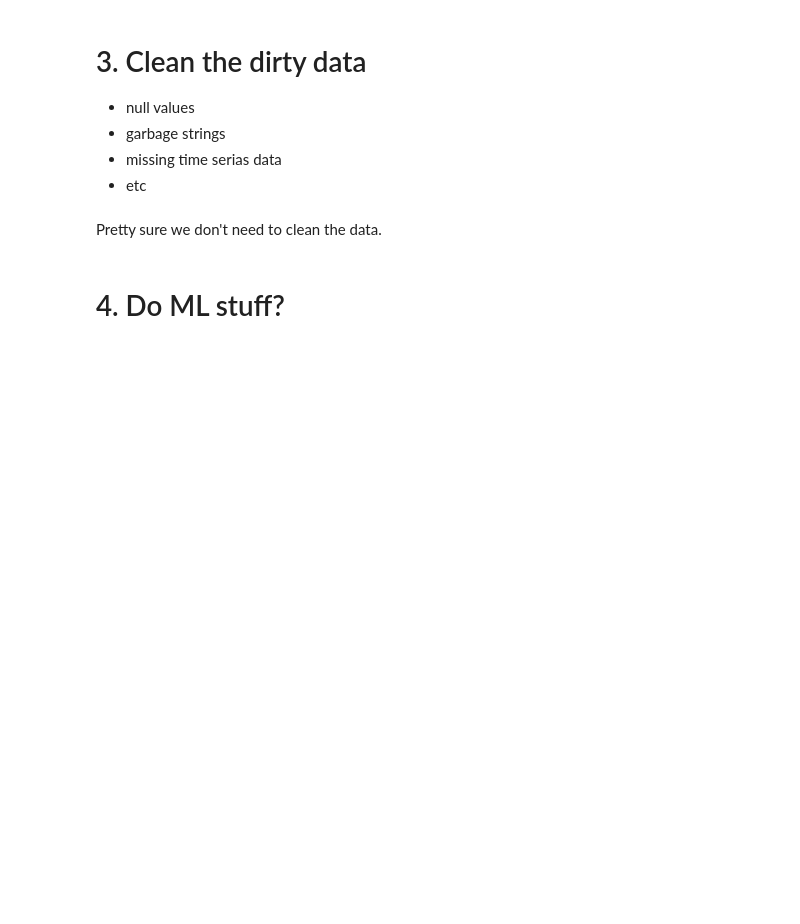
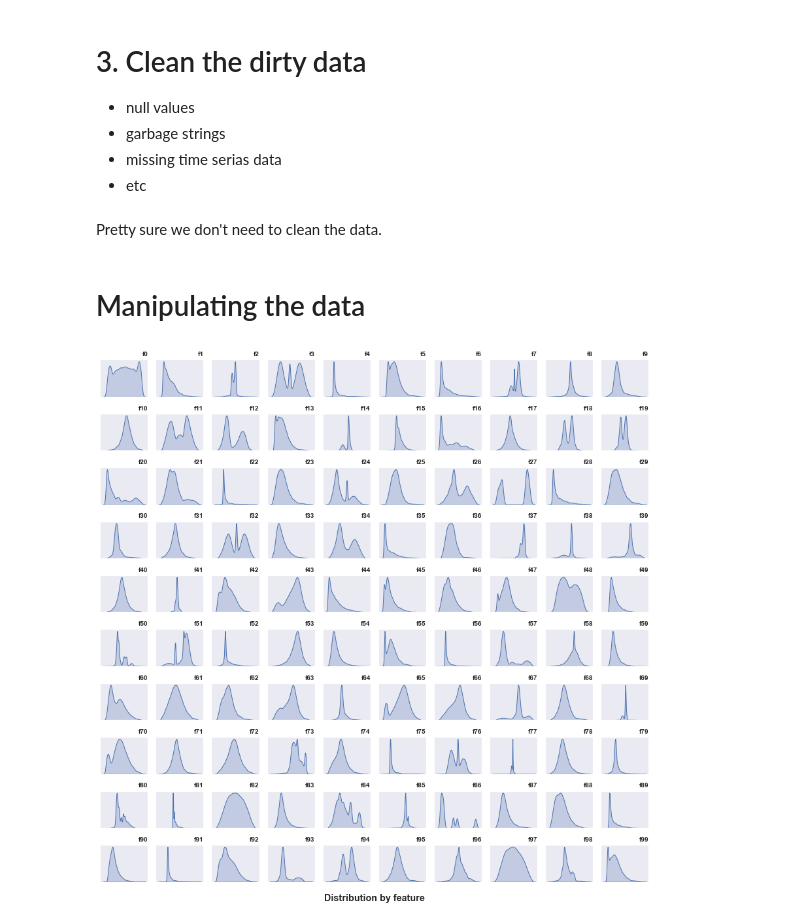
Before and after one commit to FaberNovum/TabularPlaygroundSeries, a Jupyter notebook: trivor_tabular.ipynb, the cells around one changed output. Cells and saved outputs as stored; diff of their text form; code cells hidden in the pictures; blank space fills up the shorter version.

Commit message:
trying to do the data

```diff
--- a/trivor_tabular.ipynb
+++ b/trivor_tabular.ipynb
@@ -70,10 +70,26 @@ print(len(test_data["id"]))
 - etc
 # %% [markdown]
 Pretty sure we don't need to clean the data.
-# %% [markdown]
-# 4. Do ML stuff?
+# %% [markdown]
+# Manipulating the data
 # %%
-# going to try a rgf regression, but first need to use all the features?
-x_train = train_data.columns
-y_train = train_data['loss']
-final_x
+fig, axes = plt.subplots(10,10,figsize=(12, 12))
+axes = axes.flatten()
+
+for idx, ax in enumerate(axes):
+    sns.kdeplot(data=train, x=f'f{idx}',
+                fill=True,
+                ax=ax)
+    ax.set_xticks([])
+    ax.set_yticks([])
+    ax.set_xlabel('')
+    ax.set_ylabel('')
+    ax.spines['left'].set_visible(False)
+    ax.set_title(f'f{idx}', loc='right', weight='bold', fontsize=10)
+
+fig.supxlabel('Distribution by feature', ha='center', fontweight='bold')
+
+fig.tight_layout()
+plt.show()
+# %% [output]
+[figure, added]
```
Also changed, not shown: parts of 1 cell of this notebook.
